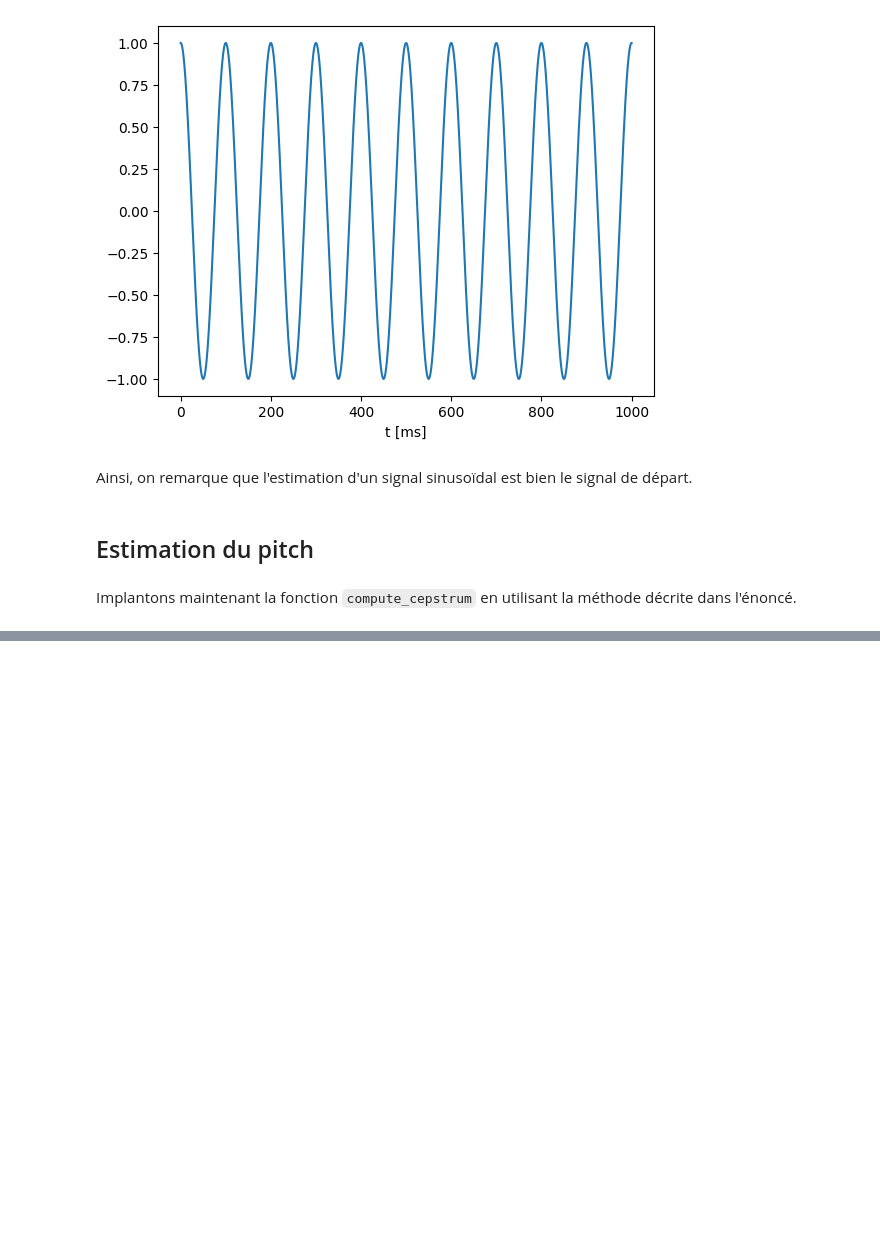
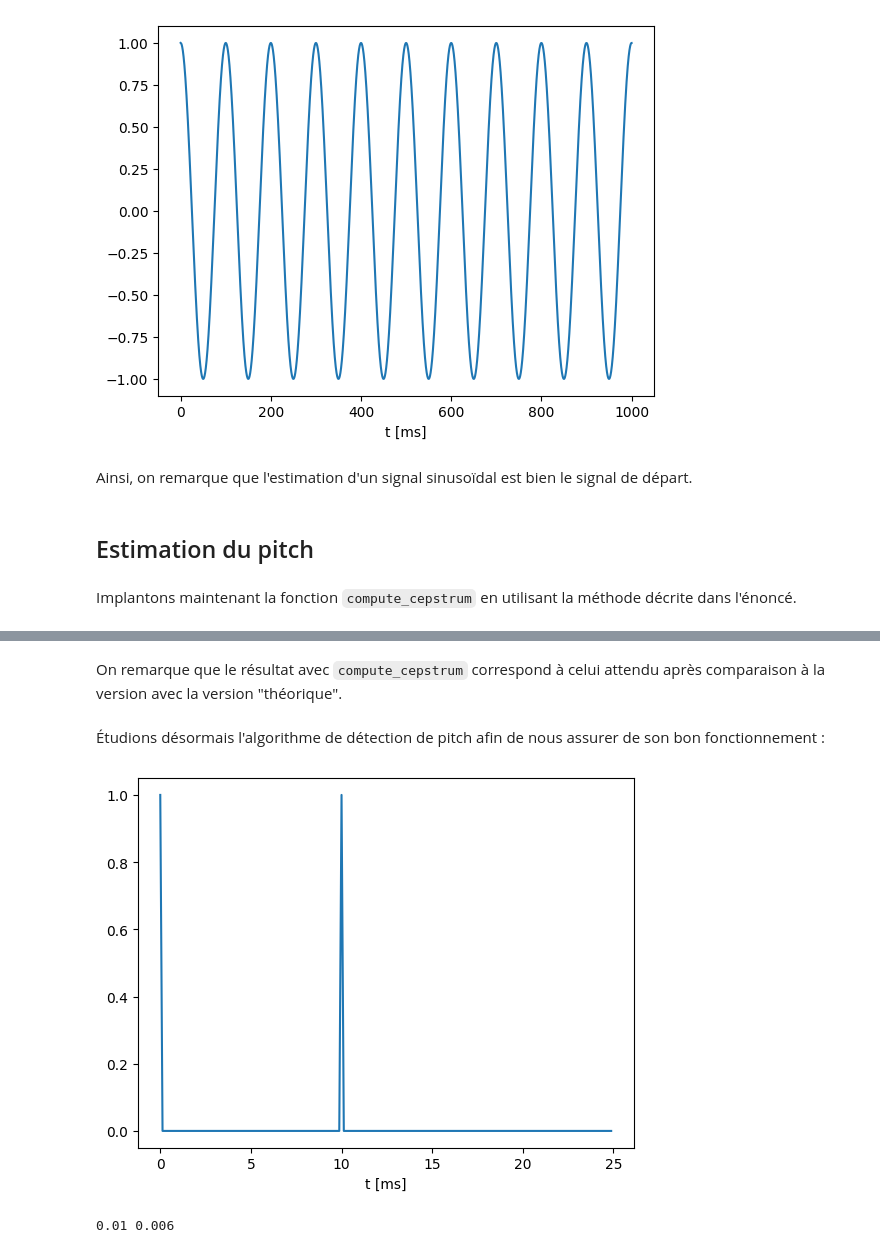
Before and after one commit to SushiOfDestiny/TDS-projet-signaux-parole, a Jupyter notebook: lpc.ipynb, the cells around one changed output, grey strips where cells are left out. Cells and saved outputs as stored; diff of their text form; code cells hidden in the pictures; blank space fills up the shorter version.

```diff
--- a/lpc.ipynb
+++ b/lpc.ipynb
@@ -325,0 +443,17 @@ def compute_cepstrum(x):
+# %% [markdown]
+On remarque que le résultat avec `compute_cepstrum` correspond à celui attendu après comparaison à la version avec la version "théorique".
+# %% [markdown]
+Étudions désormais l'algorithme de détection de pitch afin de nous assurer de son bon fonctionnement :
+# %%
+size=200
+L= size / fs
+#T=0.1
+T= 0.01
+e = create_impulse_train(fs, L, T)
+utils.plot_signal(e,fs)
+e_cepst_th = compute_cepstrum_dirac_impulse_train_theoric(fs, L , T)
+T_found = cepstrum_pitch_detection(e_cepst_th, 0.0, 1000, fs)
+print(T, T_found)
+# %% [output]
+[figure, added]
+0.01 0.006
```
Also changed, not shown: parts of 13 cells of this notebook.
